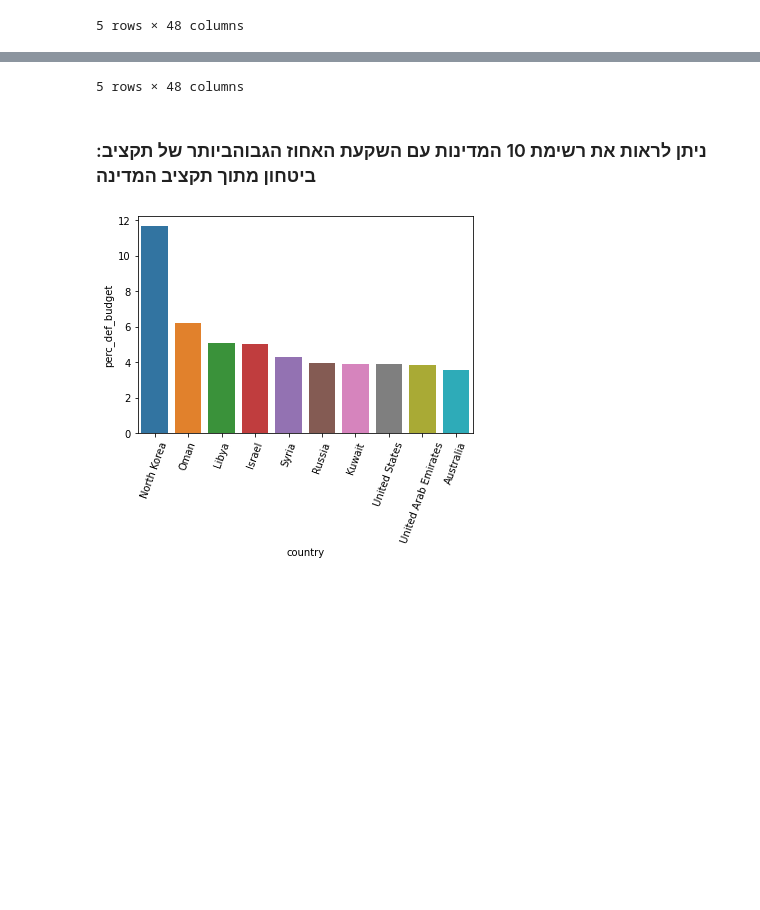
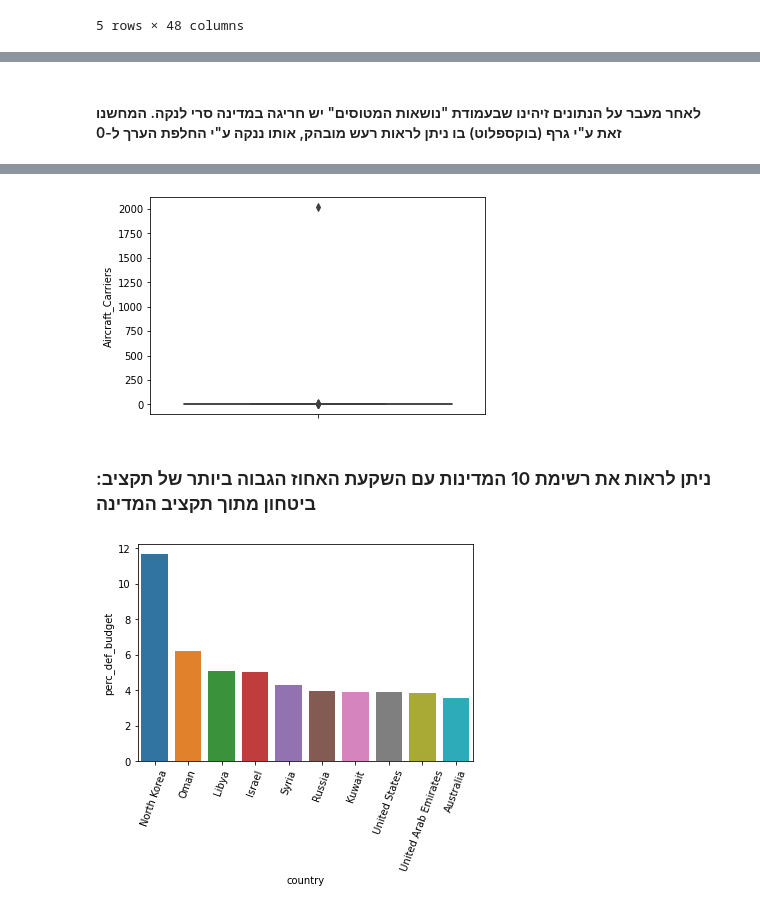
Before and after one commit to mayas9/army-project, a Jupyter notebook: project.ipynb, the cells around one changed output, grey strips where cells are left out. Drawn from its saved outputs; the diff is of its cells as text; code cells hidden in the pictures; blank space fills up the shorter version.

```diff
--- a/project.ipynb
+++ b/project.ipynb
@@ -49,3 +69,5 @@ army.columns = army.columns.str.replace(' ','_')
+# %% [markdown]
+#### לאחר מעבר על הנתונים זיהינו שבעמודת "נושאות המטוסים" יש חריגה במדינה סרי לנקה. המחשנו זאת ע"י גרף (בוקספלוט) בו ניתן לראות רעש מובהק, אותו ננקה ע"י החלפת הערך ל-0
 # %%
-army.head()
+sns.boxplot(data= army, y= 'Aircraft_Carriers');
 # %% [output]
@@ -58 +74 @@ army.head()
-5 rows × 48 columns
+[figure, added]
@@ -64,7 +81,7 @@ army['perc_def_budget']= army['Defense_Budget']/army['country_budget']*100
 max_prec= army.nlargest(10, 'perc_def_budget')
 min_prec= army.nsmallest(10, 'perc_def_budget')
 # %% [markdown]
-### :ניתן לראות את רשימת 10 המדינות עם השקעת האחוז הגבוהביותר של תקציב ביטחון מתוך תקציב המדינה
+### :ניתן לראות את רשימת 10 המדינות עם השקעת האחוז הגבוה ביותר של תקציב ביטחון מתוך תקציב המדינה
 # %%
 sns.barplot(data= max_prec, y= 'perc_def_budget', x= 'country')
 plt.xticks(rotation=70);
```
Also changed, not shown: parts of 22 cells of this notebook.
